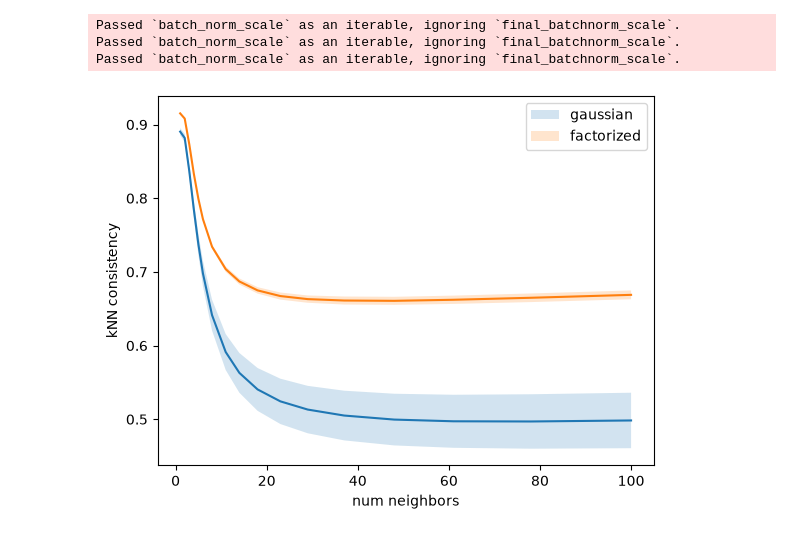
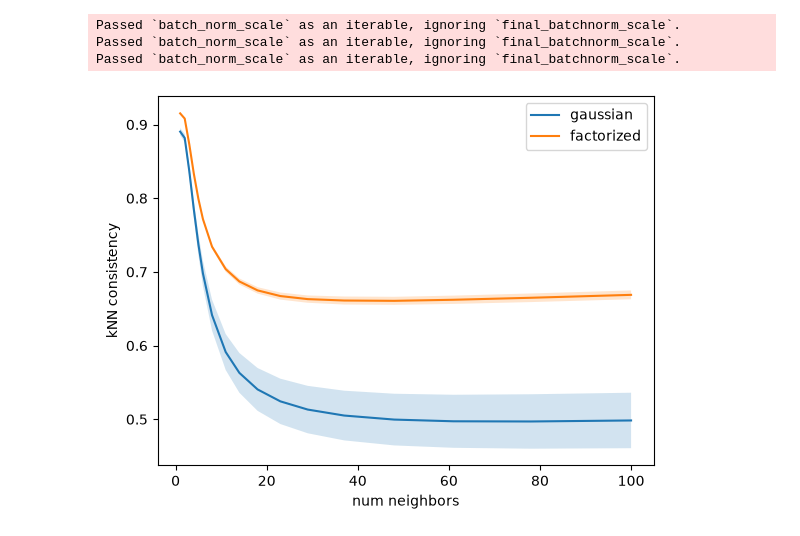
Before and after one commit to NathanSoeding/sensorium, a Jupyter notebook: analysis/evaluate.ipynb, the cells around one changed output. Cells and saved outputs as stored; diff of their text form; code cells hidden in the pictures.

```diff
--- a/analysis/evaluate.ipynb
+++ b/analysis/evaluate.ipynb
@@ -145,23 +145,23 @@ Passed `batch_norm_scale` as an iterable, ignoring `final_batchnorm_scale`.
 # %%
 # Get the default color cycle
 # colors = plt.rcParams['axes.prop_cycle'].by_key()['color']
 
 # for curve, label, color in zip(
 #     [factorized_curve_old, factorized_curve],
 #     ['normal shifter', 'retinotopy shifter'],
 #     colors[1:7]
 # ):
 m, s = gauss_curve[0], gauss_curve[1]
-plt.plot(k_range, m)
-plt.fill_between(k_range, m - s, m + s, alpha=0.2, label='gaussian')
+plt.plot(k_range, m, label='gaussian')
+plt.fill_between(k_range, m - s, m + s, alpha=0.2)
 
 m, s = fact_curve[0], fact_curve[1]
-plt.plot(k_range, m)
-plt.fill_between(k_range, m - s, m + s, alpha=0.2, label='factorized')
+plt.plot(k_range, m, label='factorized')
+plt.fill_between(k_range, m - s, m + s, alpha=0.2)
 
 plt.xlabel('num neighbors')
 plt.ylabel('kNN consistency')
 plt.legend()
 plt.show()
 # %% [output]
-[figure, old version]
+[figure, new version]
```
Also changed, not shown: parts of 4 cells of this notebook, 3 other files.
